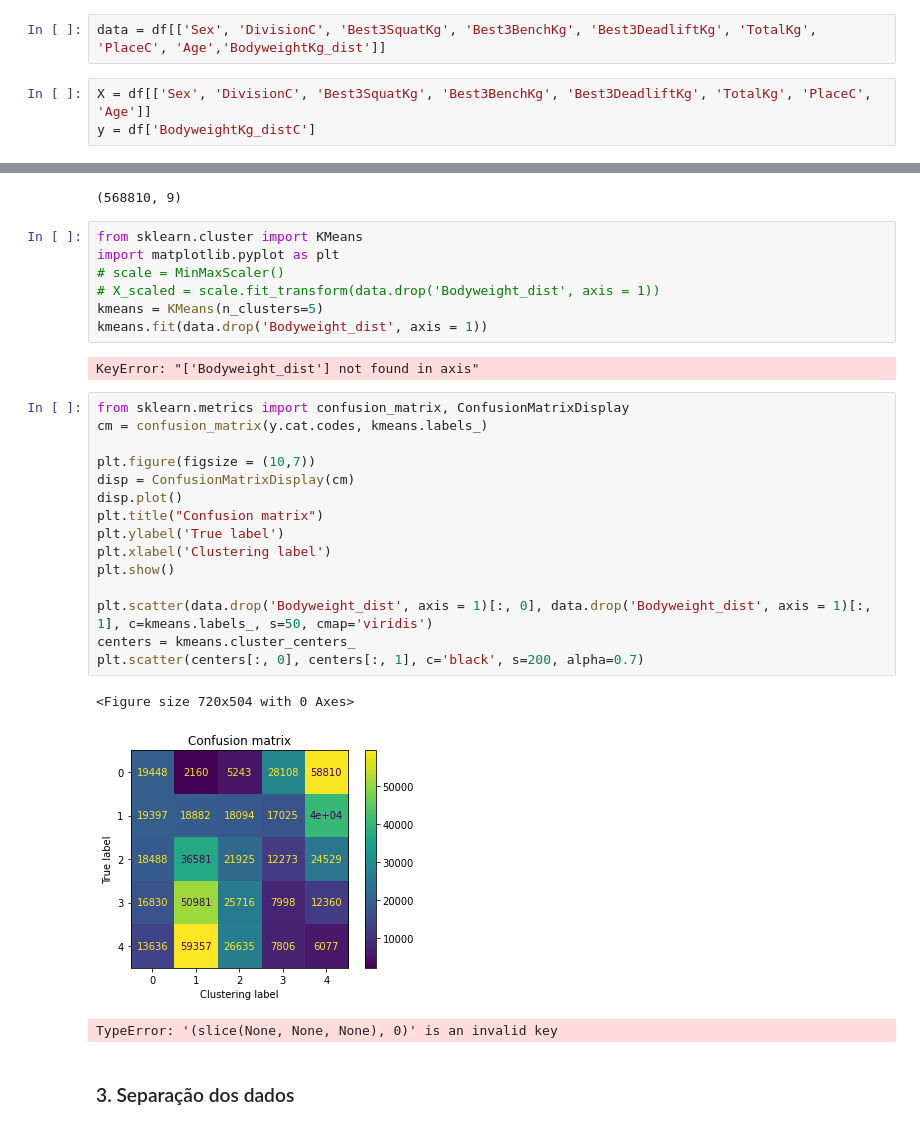
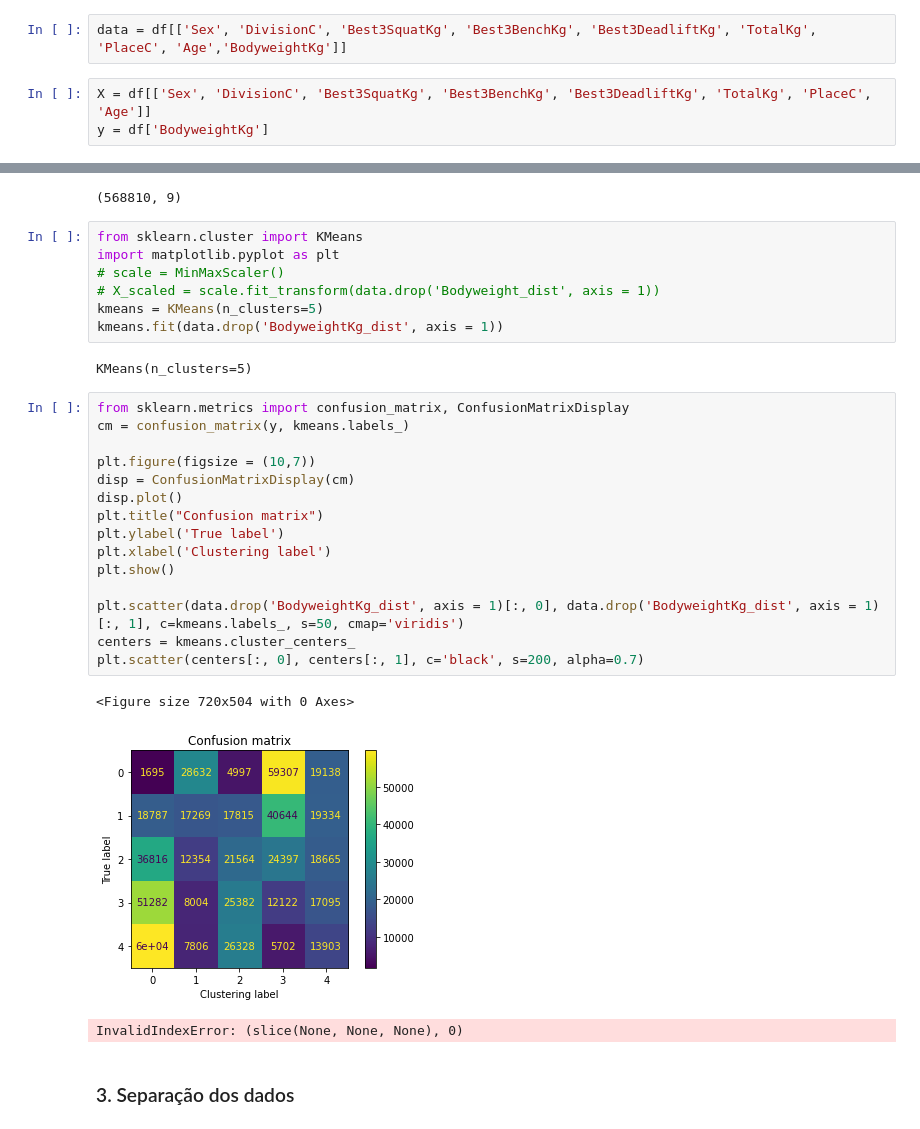
Before and after one commit to maluwastaken/Intro-Data-Science, a Jupyter notebook: classification.ipynb, the cells around one changed output, grey strips where cells are left out. Drawn from its saved outputs; the diff is of its cells as text.

```diff
--- a/classification.ipynb
+++ b/classification.ipynb
@@ -52,10 +52,10 @@ Como expresso no outro notebook, a coluna BodyweightKg_dist será utilizada para
 
 As colunas Dots, Glossbrenner, Wilks e Goodlift não serão usadas pois em seus cálculos o peso corporal do atleta é usado.
 # %%
-data = df[['Sex', 'DivisionC', 'Best3SquatKg', 'Best3BenchKg', 'Best3DeadliftKg', 'TotalKg', 'PlaceC', 'Age','BodyweightKg_dist']]
+data = df[['Sex', 'DivisionC', 'Best3SquatKg', 'Best3BenchKg', 'Best3DeadliftKg', 'TotalKg', 'PlaceC', 'Age','BodyweightKg']]
 # %%
 X = df[['Sex', 'DivisionC', 'Best3SquatKg', 'Best3BenchKg', 'Best3DeadliftKg', 'TotalKg', 'PlaceC', 'Age']]
-y = df['BodyweightKg_distC']
+y = df['BodyweightKg']
 # %%
 y
 # %% [output]
@@ -164,28 +173,28 @@ import matplotlib.pyplot as plt
 # scale = MinMaxScaler()
 # X_scaled = scale.fit_transform(data.drop('Bodyweight_dist', axis = 1))
 kmeans = KMeans(n_clusters=5)
-kmeans.fit(data.drop('Bodyweight_dist', axis = 1))
+kmeans.fit(data.drop('BodyweightKg_dist', axis = 1))
 # %% [output]
-KeyError: "['Bodyweight_dist'] not found in axis"
+KMeans(n_clusters=5)
 # %%
 from sklearn.metrics import confusion_matrix, ConfusionMatrixDisplay
-cm = confusion_matrix(y.cat.codes, kmeans.labels_)
+cm = confusion_matrix(y, kmeans.labels_)
 
 plt.figure(figsize = (10,7))
 disp = ConfusionMatrixDisplay(cm)
 disp.plot()
 plt.title("Confusion matrix")
 plt.ylabel('True label')
 plt.xlabel('Clustering label')
 plt.show()
 
-plt.scatter(data.drop('Bodyweight_dist', axis = 1)[:, 0], data.drop('Bodyweight_dist', axis = 1)[:, 1], c=kmeans.labels_, s=50, cmap='viridis')
+plt.scatter(data.drop('BodyweightKg_dist', axis = 1)[:, 0], data.drop('BodyweightKg_dist', axis = 1)[:, 1], c=kmeans.labels_, s=50, cmap='viridis')
 centers = kmeans.cluster_centers_
 plt.scatter(centers[:, 0], centers[:, 1], c='black', s=200, alpha=0.7)
 # %% [output]
 <Figure size 720x504 with 0 Axes>
-[figure, old version]
+[figure, new version]
-TypeError: '(slice(None, None, None), 0)' is an invalid key
+InvalidIndexError: (slice(None, None, None), 0)
 # %% [markdown]
 ### 3. Separação dos dados
 # %% [markdown]
```
Also changed, not shown: parts of 21 cells of this notebook, 17 other files.
